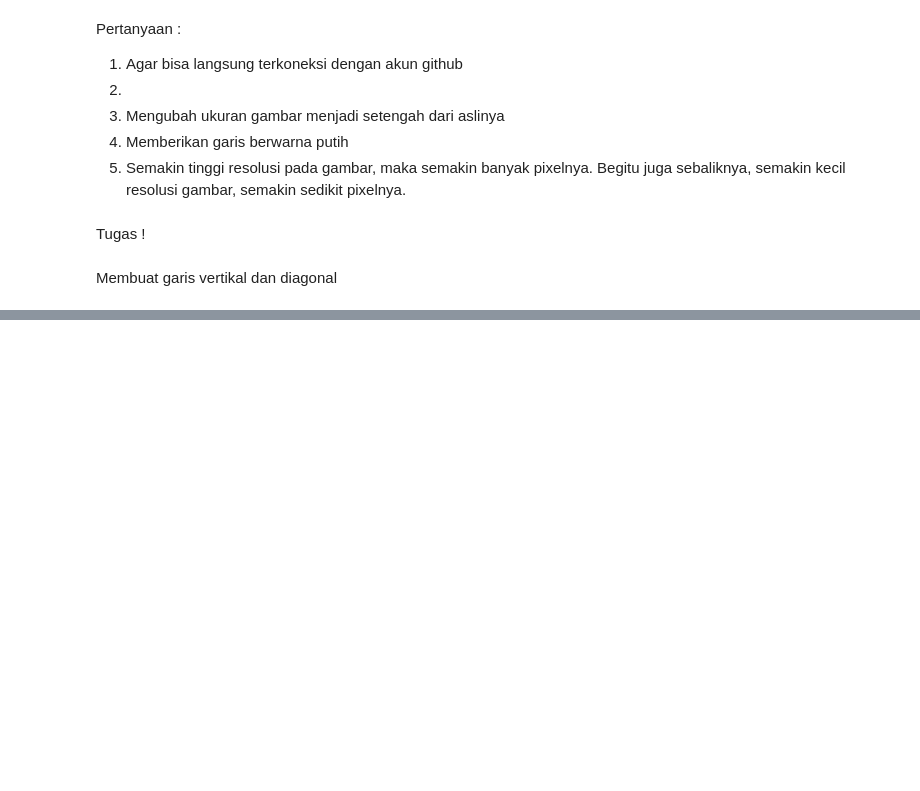
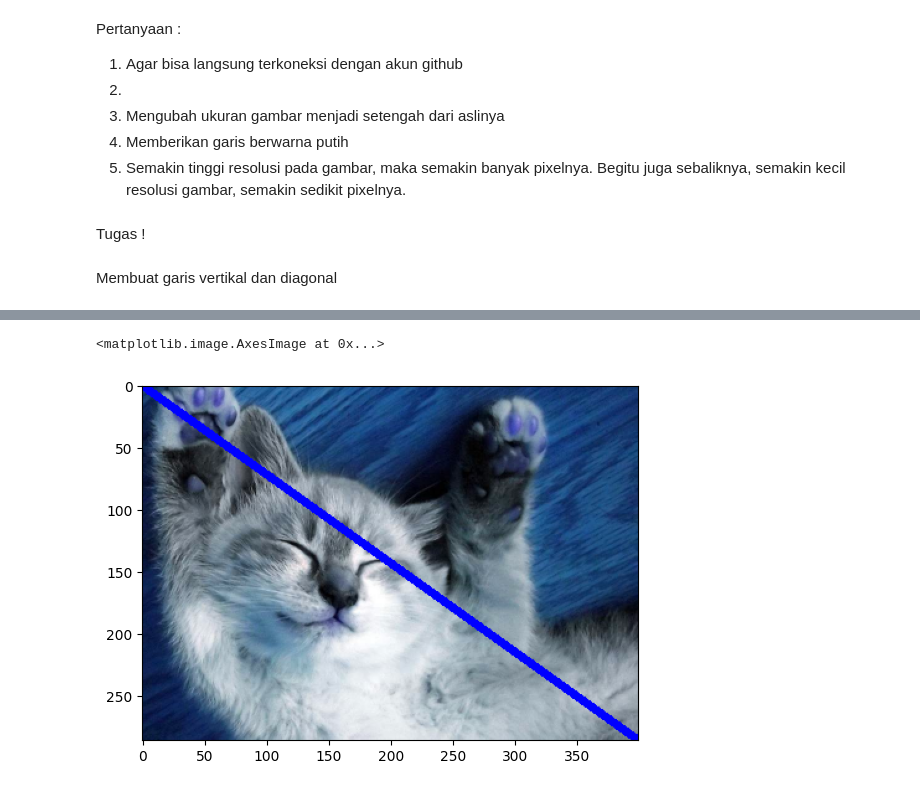
Before and after one commit to AcimGithub/PCVK_Genap_2023, a Jupyter notebook: Week1.ipynb, the cells around one changed output, grey strips where cells are left out. Saved outputs shown, nothing was run; the diff lists cells and outputs as text; code cells hidden in the pictures; blank space fills up the shorter version.

```diff
--- a/Week1.ipynb
+++ b/Week1.ipynb
@@ -78,0 +79,13 @@ cv2_imshow(final_frame)
+# %%
+image_2 = cv.cvtColor(image, cv.COLOR_BGR2RGB)
+image_3 = cv.cvtColor(image, cv.COLOR_BGR2RGB)
+
+#membuat garis vertikal ditengah image
+cv.line(image_2, pt1=(0,0), pt2=(420,300), color=(0,0,255), thickness=5)
+cv.line(image_2, pt1=(420,300), pt2=(0,0), color=(0,0,255), thickness=5)
+
+final_frame = cv.hconcat((image_2, image_3))
+plt.imshow(image_2)
+# %% [output]
+<matplotlib.image.AxesImage at 0x...>
+[figure, added]
```
Also changed, not shown: parts of 4 cells of this notebook.
